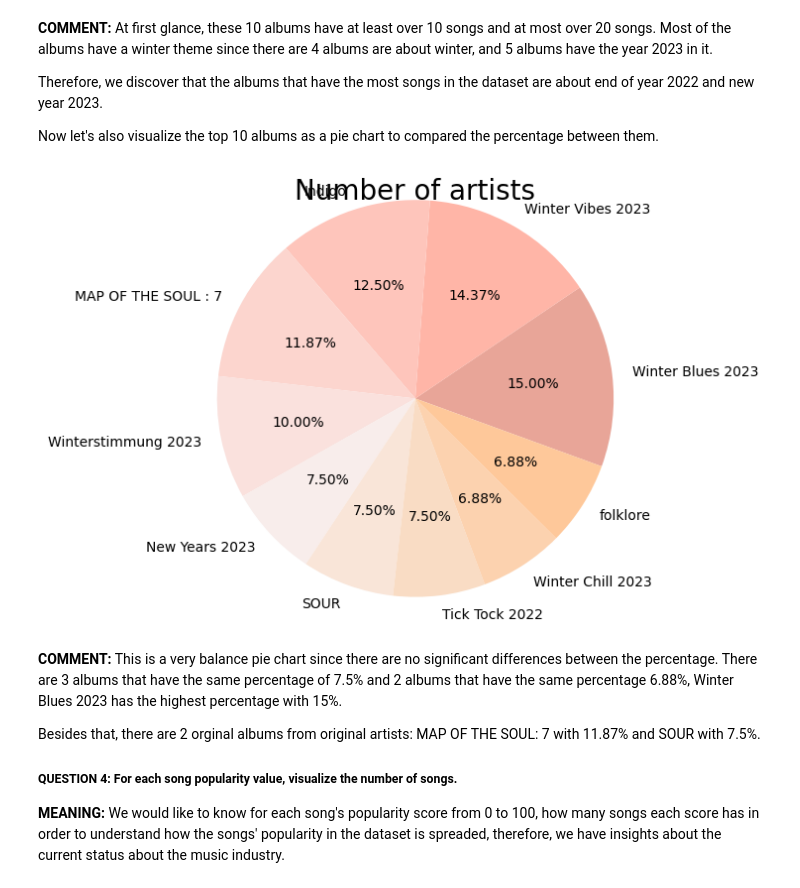
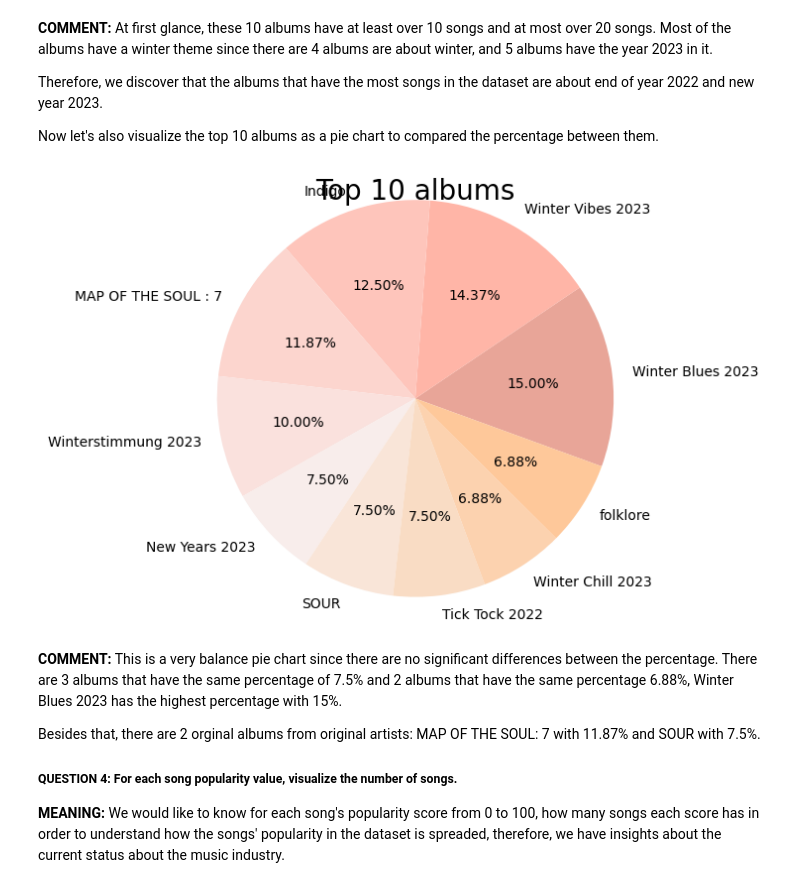
Before and after one commit to quytrungg/Final_Project_CSC14119, a Jupyter notebook: data_exploration/data_exploration.ipynb, the cells around one changed output. Saved outputs shown, nothing was run; the diff lists cells and outputs as text; code cells hidden in the pictures.

```diff
--- a/data_exploration/data_exploration.ipynb
+++ b/data_exploration/data_exploration.ipynb
@@ -715,16 +715,16 @@ Therefore, we discover that the albums that have the most songs in the dataset a
 Now let's also visualize the top 10 albums as a pie chart to compared the percentage between them.
 # %%
 plt.figure(figsize=(8, 5))
-plt.title('Number of artists', fontsize=20)
+plt.title('Top 10 albums', fontsize=20)
 plt.pie(top_10_albums.to_numpy().reshape(-1),
         labels=[i for i in top_10_albums.keys()],
         textprops={"fontsize":10},
         radius=1.3, startangle=-20,
         colors=['#e8a598', '#ffb5a7', '#fec5bb', '#fcd5ce', '#fae1dd', '#f8edeb', '#f9e5d8', '#f9dcc4', '#fcd2af', '#fec89a'],
         autopct='%.02f%%')
 plt.show()
 # %% [output]
-[figure, old version]
+[figure, new version]
 # %% [markdown]
 **COMMENT:** This is a very balance pie chart since there are no significant differences between the percentage. There are 3 albums that have the same percentage of 7.5% and 2 albums that have the same percentage 6.88%, Winter Blues 2023 has the highest percentage with 15%.
 
```
Also changed, not shown: parts of 3 cells of this notebook, 1 other file.
